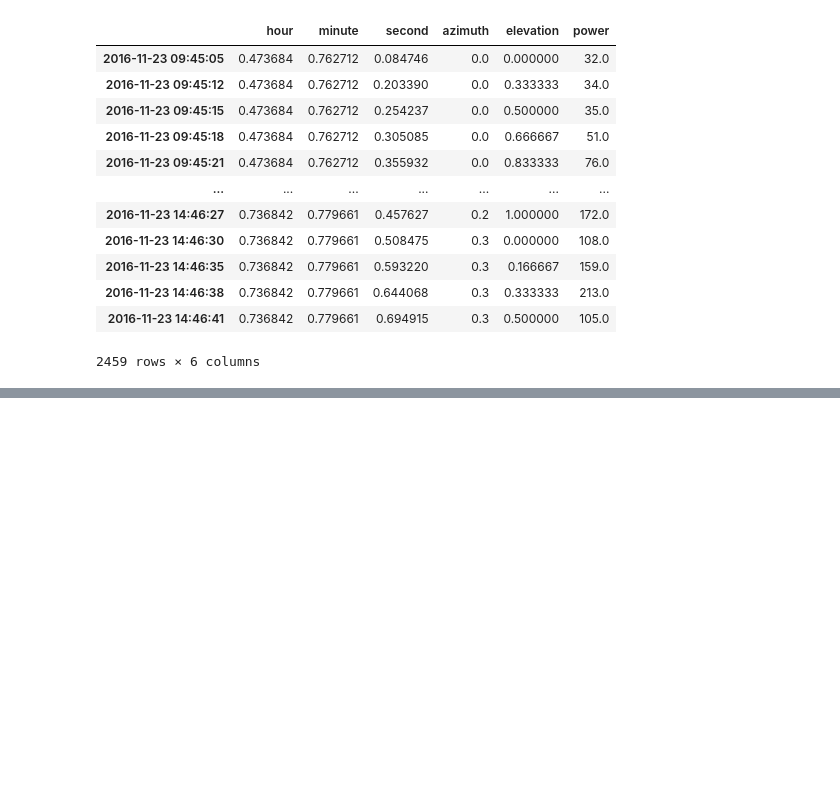
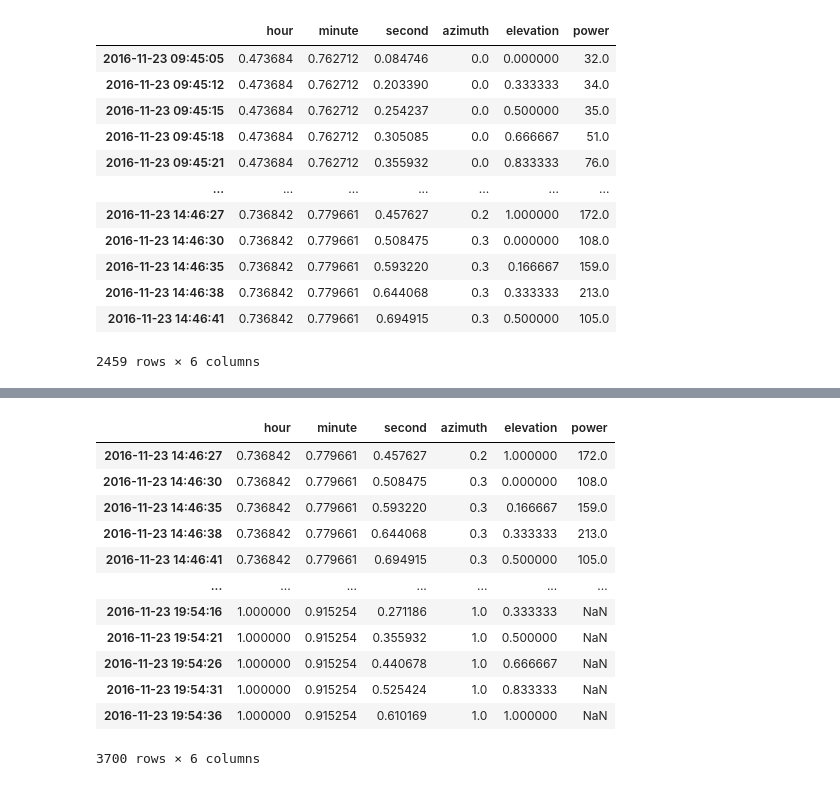
Before and after one commit to Cecco-Bandi/PV_project, a Jupyter notebook: main.ipynb, the cells around one changed output, grey strips where cells are left out. Cells and saved outputs as stored; diff of their text form; code cells hidden in the pictures; blank space fills up the shorter version.

```diff
--- a/main.ipynb
+++ b/main.ipynb
@@ -1018,0 +1032,17 @@ final_df.to_csv('final_df_for_forecasting.csv')
+# %%
+final_df = pd.read_csv("final_df_for_forecasting.csv", index_col=0)
+final_df
+# %% [output]
+|  | hour | minute | second | azimuth | elevation | power |
+| 2016-11-23 14:46:27 | 0.736842 | 0.779661 | 0.457627 | 0.2 | 1.000000 | 172.0 |
+| 2016-11-23 14:46:30 | 0.736842 | 0.779661 | 0.508475 | 0.3 | 0.000000 | 108.0 |
+| 2016-11-23 14:46:35 | 0.736842 | 0.779661 | 0.593220 | 0.3 | 0.166667 | 159.0 |
+| 2016-11-23 14:46:38 | 0.736842 | 0.779661 | 0.644068 | 0.3 | 0.333333 | 213.0 |
+| 2016-11-23 14:46:41 | 0.736842 | 0.779661 | 0.694915 | 0.3 | 0.500000 | 105.0 |
+| ... | ... | ... | ... | ... | ... | ... |
+| 2016-11-23 19:54:16 | 1.000000 | 0.915254 | 0.271186 | 1.0 | 0.333333 | NaN |
+| 2016-11-23 19:54:21 | 1.000000 | 0.915254 | 0.355932 | 1.0 | 0.500000 | NaN |
+| 2016-11-23 19:54:26 | 1.000000 | 0.915254 | 0.440678 | 1.0 | 0.666667 | NaN |
+| 2016-11-23 19:54:31 | 1.000000 | 0.915254 | 0.525424 | 1.0 | 0.833333 | NaN |
+| 2016-11-23 19:54:36 | 1.000000 | 0.915254 | 0.610169 | 1.0 | 1.000000 | NaN |
+3700 rows × 6 columns
```
Also changed, not shown: parts of 49 cells of this notebook, 2 other files.
